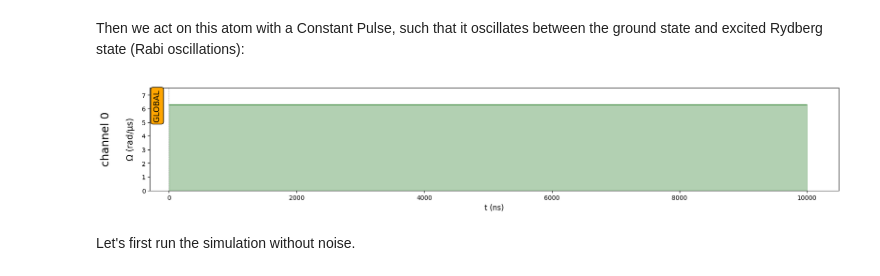
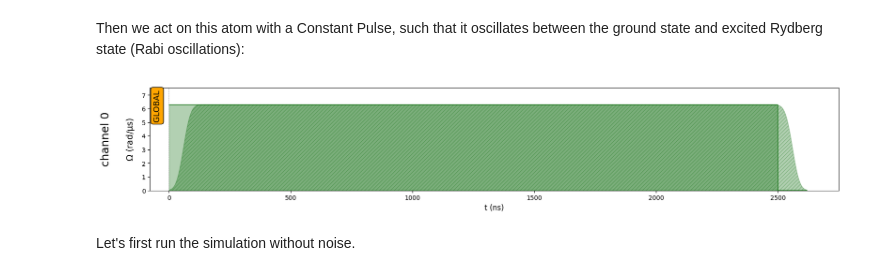
Before and after one commit to pasqal-io/pulser-ovh-tutorials, a Jupyter notebook: 3. Classical simulation/3.4. Simulating with effective noise channels.ipynb, the cells around one changed output. Cells and saved outputs as stored; diff of their text form; code cells hidden in the pictures.

```diff
--- a/3. Classical simulation/3.4. Simulating with effective noise channels.ipynb
+++ b/3. Classical simulation/3.4. Simulating with effective noise channels.ipynb
@@ -178,14 +180,14 @@ reg = Register.from_coordinates([(0, 0)], prefix="q")
 # %% [markdown]
 Then we act on this atom with a Constant Pulse, such that it oscillates between the ground state and excited Rydberg state (Rabi oscillations):
 # %%
-seq = Sequence(reg, Chadoq2)
+seq = Sequence(reg, AnalogDevice)
 seq.declare_channel("channel 0", "rydberg_global")
-duration = 10000
+duration = 2500
 pulse = Pulse.ConstantPulse(duration, 2 * np.pi, 0 * np.pi, 0.0)
 seq.add(pulse, "channel 0")
 seq.draw()
 # %% [output]
-[figure, old version]
+[figure, new version]
 # %% [markdown]
 Let's first run the simulation without noise.
 # %%
```
Also changed, not shown: parts of 34 cells of this notebook, 24 other files.
